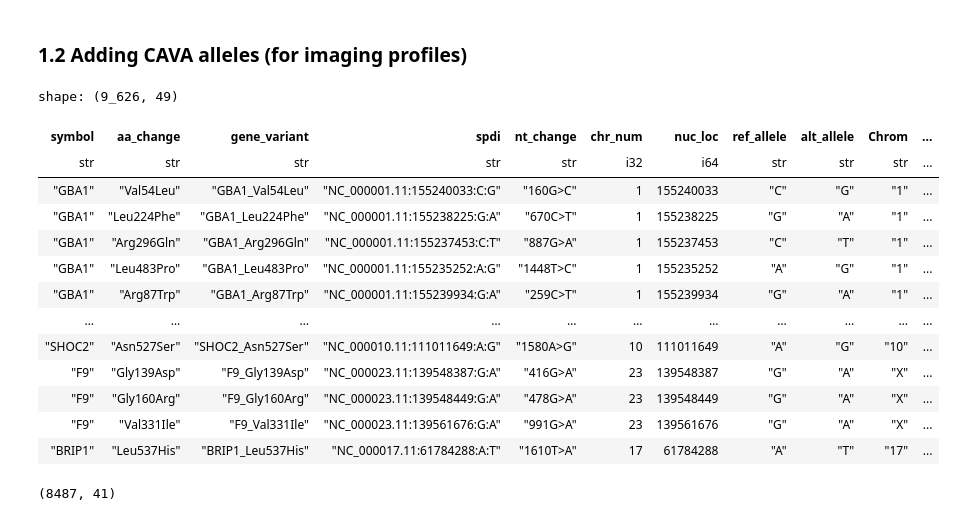
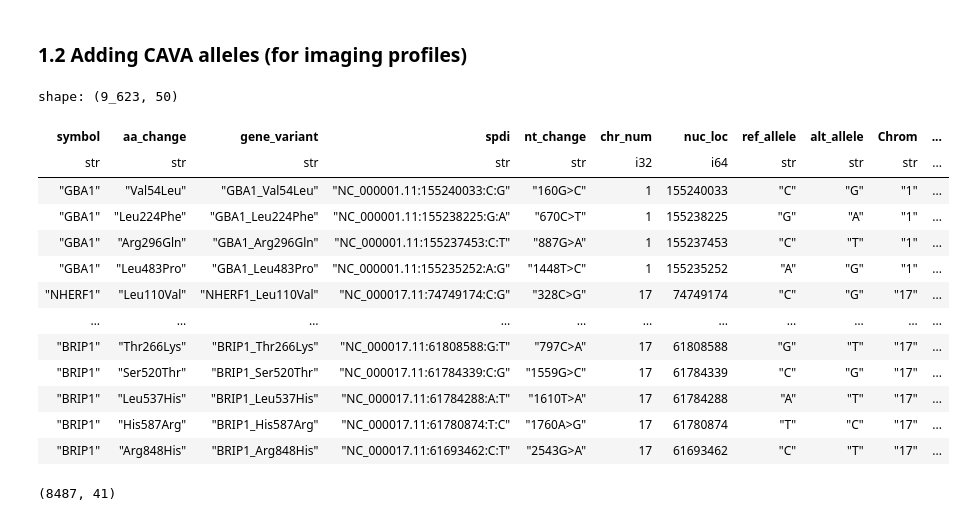
Before and after one commit to broadinstitute/2025_laval_submitted, a Jupyter notebook: 1_allele_collection/2_analysis/1_mapping_feat2var.ipynb, the cells around one changed output. Drawn from its saved outputs; the diff is of its cells as text; code cells hidden in the pictures.

Commit message:
Reorganize allele collection mapping scripts and allele collection outputs with Tong's new file

```diff
--- a/1_allele_collection/2_analysis/1_mapping_feat2var.ipynb
+++ b/1_allele_collection/2_analysis/1_mapping_feat2var.ipynb
@@ -158,8 +158,9 @@ key_mut_info_cols = [
     "symbol", "aa_change", "gene_variant", "spdi", "nt_change", "chr_num", "nuc_loc", "ref_allele", "alt_allele",
     "Chrom", "ensembl_gene_id", "orf_id", "mut_id", "ccsb_mutation_id", "ccsb_allele_id", "seq", "seq_aa"
 ]
+
 ## Loading the corrected variant collection files provided by Tong with CAVA allele set
-varchamp_w_seq_df = pl.read_csv("../1_inputs/seq_confirmation_results/varchamp_seq_confirm_alleles_clinvar_gnomad_seq_20251205.tsv.gz", separator="\t")
+varchamp_w_seq_df = pl.read_csv("../1_inputs/seq_confirmation_results/varchamp_seq_confirm_alleles_clinvar_gnomad_seq_final.tsv.gz", separator="\t")
 varchamp_w_seq_df = varchamp_w_seq_df.filter(
     pl.col("ccsb_mutation_id").is_not_null()
 ).join(
@@ -167,40 +168,38 @@ varchamp_w_seq_df = varchamp_w_seq_df.filter(
         ["ccsb_mutation_id"]+[col for col in varchamp_seq_df.columns if col not in varchamp_w_seq_df.columns]
     ),
     on="ccsb_mutation_id",
     how="left"
 ).with_columns(
     pl.col("spdi").str.extract(r"NC_0*([0-9]+)", 1).cast(pl.Int32).alias("chr_num"),
     pl.col("spdi").str.split(":").list.get(1).str.strip_chars().cast(pl.Int64).alias("nuc_loc"),
     pl.col("spdi").str.split(":").list.get(2).str.strip_chars().alias("ref_allele"),
     pl.col("spdi").str.split(":").list.get(3).str.strip_chars().alias("alt_allele"),
     pl.col('symbol').str.replace_all(r'[^a-zA-Z0-9-]', '').alias('symbol'),
     pl.col('aa_change').str.replace_all(r'[^a-zA-Z0-9-]', '').alias('aa_change')
 ).with_columns(
     pl.col("chr_num")
     .map_elements(map_chr, return_dtype=pl.String)
     .str.strip_chars()
     .alias("Chrom"),
     pl.concat_str([pl.col("symbol"), pl.col("aa_change")], separator="_").alias("gene_variant")
 )
-
 ## re-arrange columns
 varchamp_w_seq_df = varchamp_w_seq_df.select(
     pl.col(key_mut_info_cols+[c for c in varchamp_w_seq_df.columns if c not in key_mut_info_cols])
 )
-# varchamp_w_seq_df.write_csv("../3_outputs/VarChAMP_Allele_Collection_1Perc.tsv", separator="\t")
 varchamp_w_seq_df
 # %% [output]
-shape: (9_626, 49)
+shape: (9_623, 50)
 | symbol | aa_change | gene_variant | spdi | nt_change | chr_num | nuc_loc | ref_allele | alt_allele | Chrom | ... |
 | str | str | str | str | str | i32 | i64 | str | str | str | ... |
 | "GBA1" | "Val54Leu" | "GBA1_Val54Leu" | "NC_000001.11:155240033:C:G" | "160G>C" | 1 | 155240033 | "C" | "G" | "1" | ... |
 | "GBA1" | "Leu224Phe" | "GBA1_Leu224Phe" | "NC_000001.11:155238225:G:A" | "670C>T" | 1 | 155238225 | "G" | "A" | "1" | ... |
 | "GBA1" | "Arg296Gln" | "GBA1_Arg296Gln" | "NC_000001.11:155237453:C:T" | "887G>A" | 1 | 155237453 | "C" | "T" | "1" | ... |
 | "GBA1" | "Leu483Pro" | "GBA1_Leu483Pro" | "NC_000001.11:155235252:A:G" | "1448T>C" | 1 | 155235252 | "A" | "G" | "1" | ... |
-| "GBA1" | "Arg87Trp" | "GBA1_Arg87Trp" | "NC_000001.11:155239934:G:A" | "259C>T" | 1 | 155239934 | "G" | "A" | "1" | ... |
+| "NHERF1" | "Leu110Val" | "NHERF1_Leu110Val" | "NC_000017.11:74749174:C:G" | "328C>G" | 17 | 74749174 | "C" | "G" | "17" | ... |
 | … | … | … | … | … | … | … | … | … | … | ... |
-| "SHOC2" | "Asn527Ser" | "SHOC2_Asn527Ser" | "NC_000010.11:111011649:A:G" | "1580A>G" | 10 | 111011649 | "A" | "G" | "10" | ... |
-| "F9" | "Gly139Asp" | "F9_Gly139Asp" | "NC_000023.11:139548387:G:A" | "416G>A" | 23 | 139548387 | "G" | "A" | "X" | ... |
-| "F9" | "Gly160Arg" | "F9_Gly160Arg" | "NC_000023.11:139548449:G:A" | "478G>A" | 23 | 139548449 | "G" | "A" | "X" | ... |
-| "F9" | "Val331Ile" | "F9_Val331Ile" | "NC_000023.11:139561676:G:A" | "991G>A" | 23 | 139561676 | "G" | "A" | "X" | ... |
+| "BRIP1" | "Thr266Lys" | "BRIP1_Thr266Lys" | "NC_000017.11:61808588:G:T" | "797C>A" | 17 | 61808588 | "G" | "T" | "17" | ... |
+| "BRIP1" | "Ser520Thr" | "BRIP1_Ser520Thr" | "NC_000017.11:61784339:C:G" | "1559G>C" | 17 | 61784339 | "C" | "G" | "17" | ... |
 | "BRIP1" | "Leu537His" | "BRIP1_Leu537His" | "NC_000017.11:61784288:A:T" | "1610T>A" | 17 | 61784288 | "A" | "T" | "17" | ... |
+| "BRIP1" | "His587Arg" | "BRIP1_His587Arg" | "NC_000017.11:61780874:T:C" | "1760A>G" | 17 | 61780874 | "T" | "C" | "17" | ... |
+| "BRIP1" | "Arg848His" | "BRIP1_Arg848His" | "NC_000017.11:61693462:C:T" | "2543G>A" | 17 | 61693462 | "C" | "T" | "17" | ... |
```
Also changed, not shown: parts of 4 cells of this notebook, 11 other files.
